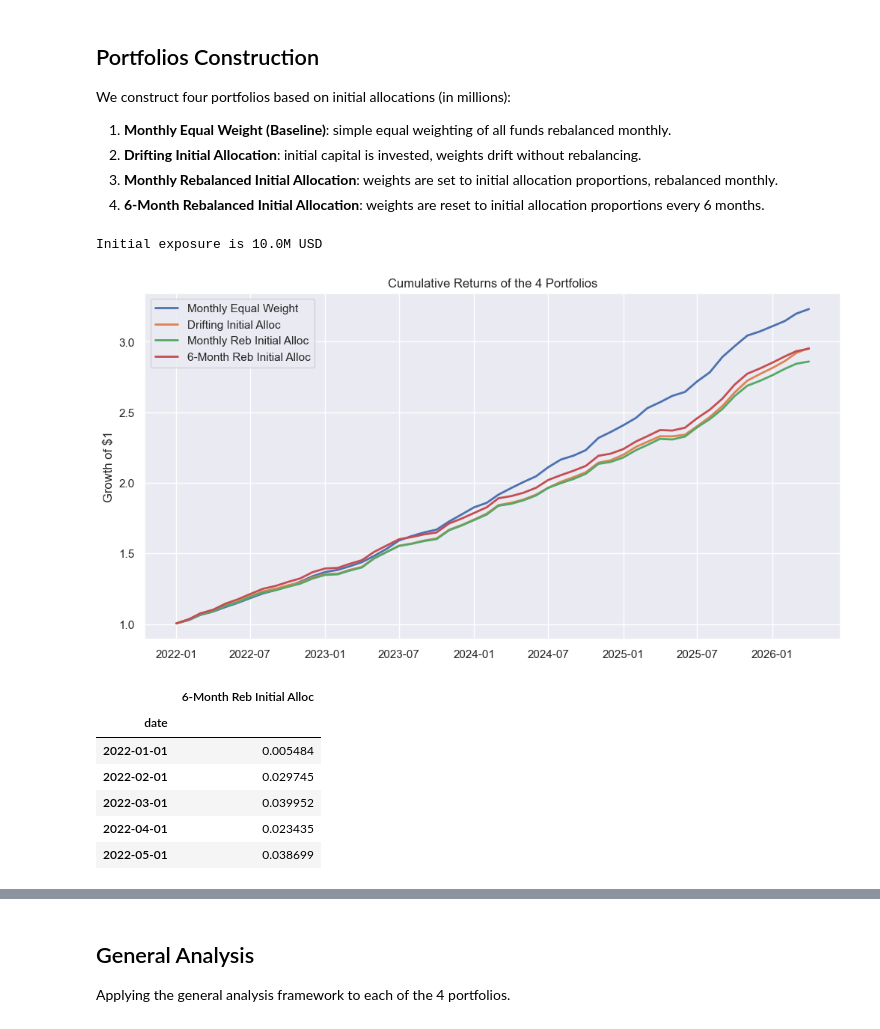
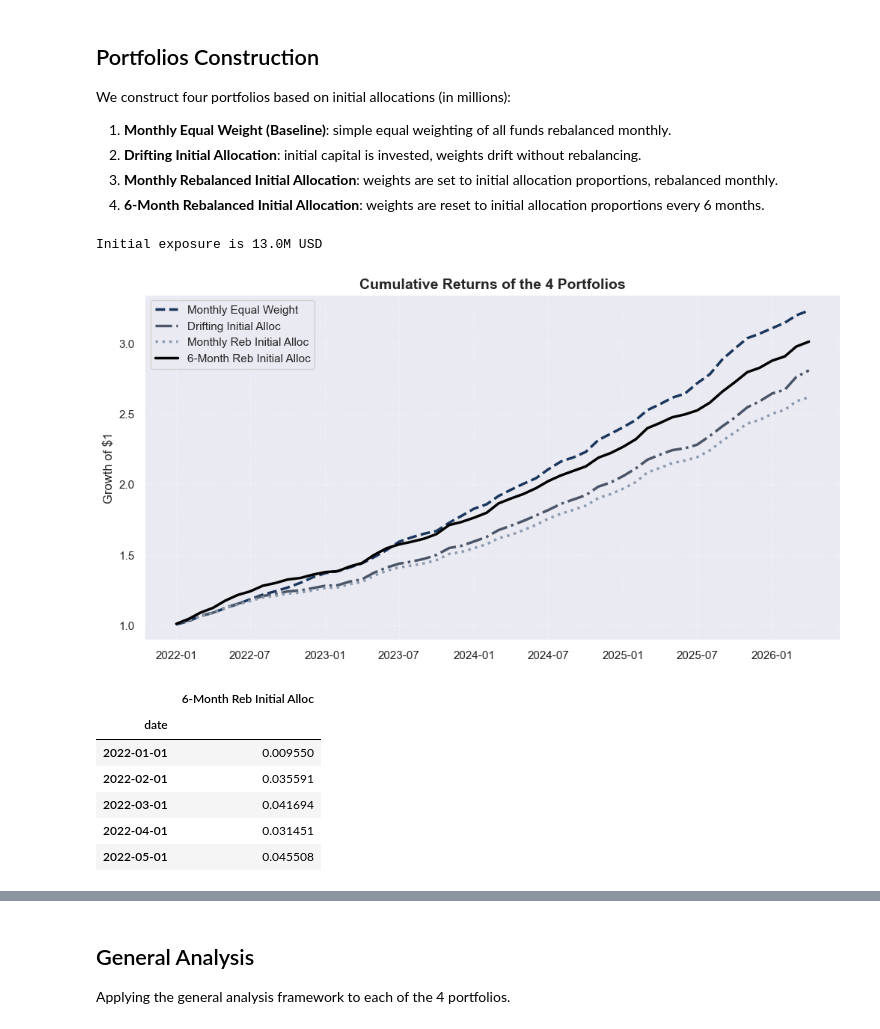
Before and after one commit to arthurdhonneur7/athenee_hf_portfolio, a Jupyter notebook: target_pflio.ipynb, the cells around one changed output, grey strips where cells are left out. Saved outputs shown, nothing was run; the diff lists cells and outputs as text; code cells hidden in the pictures.

```diff
--- a/target_pflio.ipynb
+++ b/target_pflio.ipynb
@@ -12,7 +12,7 @@ df = pd.read_csv('./data/concat_hf_data.csv', parse_dates=True).set_index('date'
 df.index = pd.to_datetime(df.index)
 
 funds = [
-    'quanstream',
+    'quantstream',
     'm1',
     'vadantia',
     # 'enko',
@@ -31,7 +31,8 @@ funds = [
     'smithson',
     'spear_digital',
     'blackrock_sta',
-    'sam_capital'
+    'sam_capital',
+    'h3im'
 ]
 
 # Ensure we keep sp500 for the analysis later
@@ -43,7 +44,7 @@ df['wizard_quant'] = df['wizard_quant'] * 2.3 - 0.04 / 12
 df['smithson'] *= 0.7
 df['26_miles'] *= 0.7
 df['anvik'] *= 0.7
-df['quanstream'] *= 0.8
+df['quantstream'] *= 0.8
 df['sam_capital'] *= 2
 
 df = df[cols_to_keep]
@@ -57,7 +58,7 @@ df = df[( df.index >= START_DATE ) & ( df.index <= CUTOFF_DATE ) ]
 df.tail()
 
 fund_qualifications = {
-    'quanstream': 'Quant volatility sellers',
+    'quantstream': 'Quant volatility sellers',
     'm1': 'Crypto carry trade',
     'vadantia': 'Quant FX / Metals trading',
     'arr': 'Equity trading oriented',
@@ -67,12 +68,13 @@ fund_qualifications = {
     '26_miles': 'Quant Indian medium frequency',
     'adar1': 'Biotech focused',
     'grasshoper': 'Quant high frequency',
-    'wizard_quant': 'Chinese quant market neutral'
+    'wizard_quant': 'Chinese quant market neutral',
+    'h3im': 'FX Swap Arbitrage'
 }
 
 
 fund_short_names = {
-    'quanstream': 'Quant Vol',
+    'quantstream': 'Quant Vol',
     'm1': 'Crypto Carry',
     'vadantia': 'Quant FX',
     'arr': 'Equity Trading',
@@ -82,7 +84,8 @@ fund_short_names = {
     '26_miles': 'Quant Indian',
     'adar1': 'Biotech',
     'grasshoper': 'Quant HFT',
-    'wizard_quant': 'Chinese MN'
+    'wizard_quant': 'Chinese MN',
+    'h3im': 'FX Swap Arbitrage'
 }
 # %%
 import numpy as np
@@ -406,7 +410,7 @@ We construct four portfolios based on initial allocations (in millions):
 # %%
 # Initial capital allocation per fund (in millions)
 allocations = {
-    'quanstream': 1,
+    'quantstream': 1,
     'm1': 1,
     'vadantia': 1.0,
     # 'enko': 1.0,
@@ -414,11 +418,12 @@ allocations = {
     'arr': 1,
     'r_squared': 1.0,
     'shiprock': 1.0,
-    # 'grasshoper': 2.0,
-    'smithson':1,
+    'grasshoper': 2.0,
+    'smithson':2,
     # 'edge_capital': 1.0
     '26_miles': 1.0,
-    'adar1':1,
+    # 'adar1':1,
+    'h3im': 1,
     # 'sam_capital':1
     # 'coban_clarion_multi_asset': 1,
     # 'coban_pod_1': 1,
@@ -469,46 +474,72 @@ show_all_portfolios = False
 
 # Combine all portfolios
 all_portfolios_df = pd.DataFrame({
     'Monthly Equal Weight': eq_portfolio_return,
     'Drifting Initial Alloc': drifting_return,
     'Monthly Reb Initial Alloc': monthly_reb_return,
     '6-Month Reb Initial Alloc': returns_6m_series
 })
 
 all_portfolios_df.dropna(inplace=True)
 
 # Plot cumulative returns of the portfolios (ALWAYS SHOW ALL 4)
 cum_portfolios = (1 + all_portfolios_df).cumprod()
 plt.figure(figsize=(12, 6))
+
+# Custom palette: Dark Blue, Slate, Steel Grey, and Pure Black
+colors = {
+    '6-Month Reb Initial Alloc': '#000000',   # Pure Black
+    'Monthly Equal Weight': '#1A365D',      # Dark Navy Blue
+    'Drifting Initial Alloc': '#4A5568',     # Slate / Medium Charcoal
+    'Monthly Reb Initial Alloc': '#8C9BAE'   # Steel Grey
+}
+
+# Line styles to make overlapping lines immediately clear
+linestyles = {
+    '6-Month Reb Initial Alloc': '-',
+    'Monthly Equal Weight': '--',
+    'Drifting Initial Alloc': '-.',
+    'Monthly Reb Initial Alloc': ':'
+}
+
 for col in cum_portfolios.columns:
-    plt.plot(cum_portfolios.index, cum_portfolios[col], label=col, linewidth=2)
+    plt.plot(
+        cum_portfolios.index,
+        cum_portfolios[col],
+        label=col,
+        linewidth=2.5,
+        color=colors[col],
+        linestyle=linestyles[col]
+    )
 
-plt.title('Cumulative Returns of the 4 Portfolios')
-plt.ylabel('Growth of $1')
-plt.legend()
+plt.title('Cumulative Returns of the 4 Portfolios', fontsize=14, fontweight='bold')
+plt.ylabel('Growth of $1', fontsize=12)
+plt.grid(True, linestyle=':', alpha=0.6)
+plt.legend(fontsize=11, loc='upper left')
+
 import os
 os.makedirs('report', exist_ok=True)
 plt.savefig('report/4_strategies_growth.pdf', bbox_inches='tight')
 plt.show()
 
 
 # Set portfolios_df based on the boolean flag to control downstream statistics
 if show_all_portfolios:
     portfolios_df = all_portfolios_df
 else:
     portfolios_df = all_portfolios_df[['6-Month Reb Initial Alloc']]
 
 portfolios_df.head()
 # %% [output]
-Initial exposure is 10.0M USD
+Initial exposure is 13.0M USD
-[figure, old version]
+[figure, new version]
 |  | 6-Month Reb Initial Alloc |
 | date |  |
-| 2022-01-01 | 0.005484 |
-| 2022-02-01 | 0.029745 |
-| 2022-03-01 | 0.039952 |
-| 2022-04-01 | 0.023435 |
-| 2022-05-01 | 0.038699 |
+| 2022-01-01 | 0.009550 |
+| 2022-02-01 | 0.035591 |
+| 2022-03-01 | 0.041694 |
+| 2022-04-01 | 0.031451 |
+| 2022-05-01 | 0.045508 |
 # %%
 w_init
 # %% [output]
```
Also changed, not shown: parts of 9 cells of this notebook, 21 other files.
